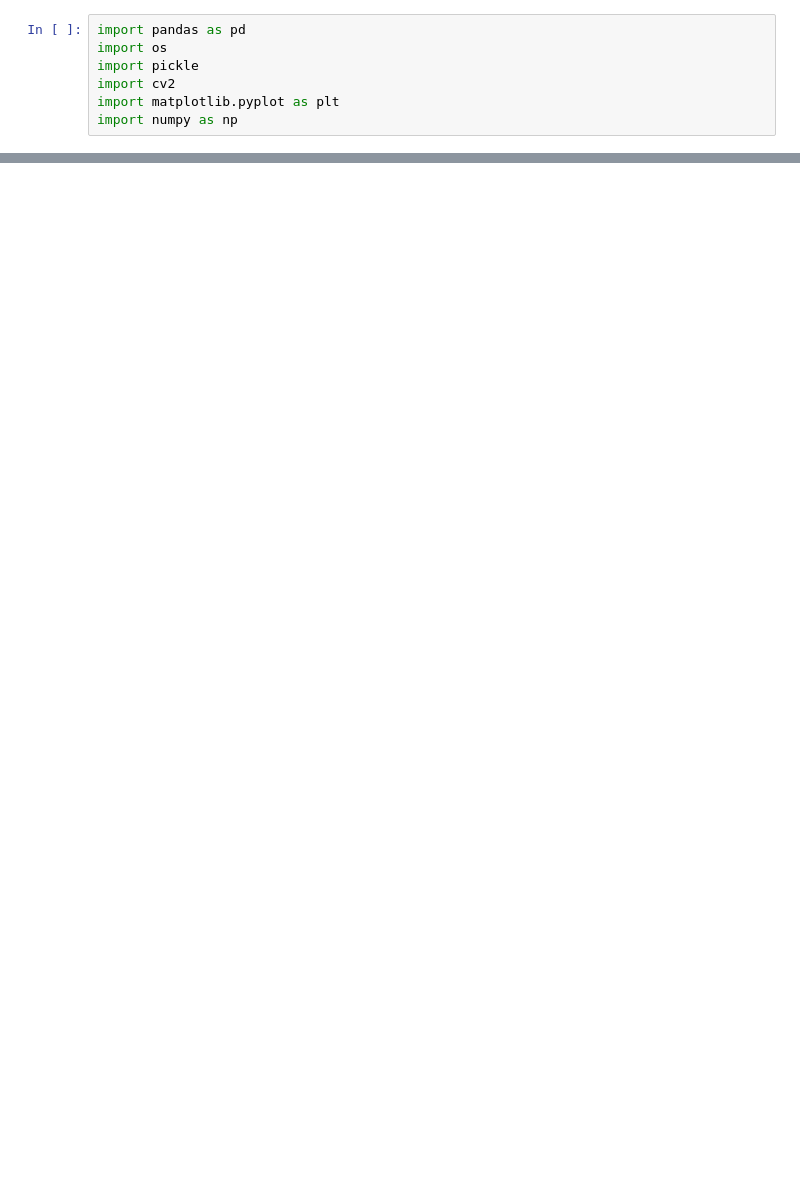
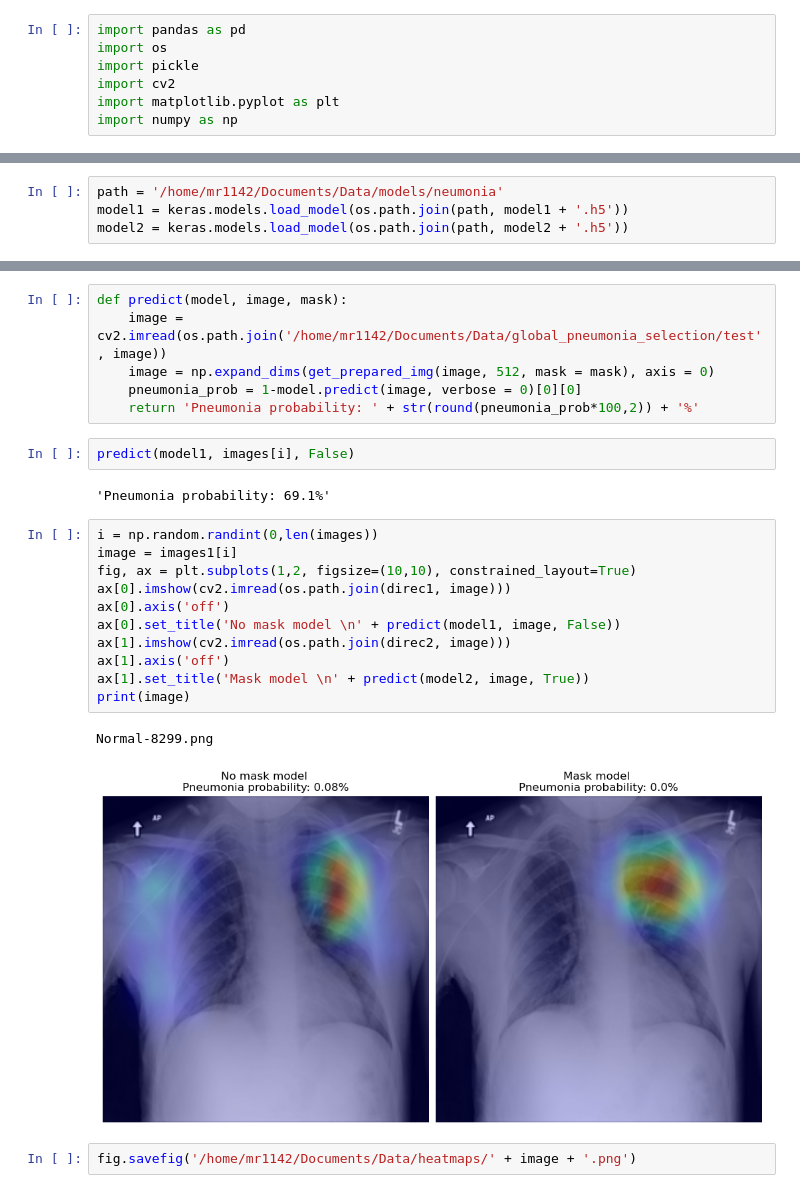
Before and after one commit to maryskal/SITK, a Jupyter notebook: neural_networks/image_class/Proportion_explained.ipynb, the cells around one changed output, grey strips where cells are left out. Drawn from its saved outputs; the diff is of its cells as text; blank space fills up the shorter version.

```diff
--- a/neural_networks/image_class/Proportion_explained.ipynb
+++ b/neural_networks/image_class/Proportion_explained.ipynb
@@ -27,0 +44,4 @@ plt.imshow(cv2.imread(os.path.join(direc, images[i])))
+# %%
+path = '/home/mr1142/Documents/Data/models/neumonia'
+model1 = keras.models.load_model(os.path.join(path, model1 + '.h5'))
+model2 = keras.models.load_model(os.path.join(path, model2 + '.h5'))
@@ -27,0 +150,26 @@ plt.imshow(cv2.imread(os.path.join(direc, images[i])))
+# %%
+def predict(model, image, mask):
+    image = cv2.imread(os.path.join('/home/mr1142/Documents/Data/global_pneumonia_selection/test', image))
+    image = np.expand_dims(get_prepared_img(image, 512, mask = mask), axis = 0)
+    pneumonia_prob = 1-model.predict(image, verbose = 0)[0][0]
+    return 'Pneumonia probability: ' + str(round(pneumonia_prob*100,2)) + '%'
+# %%
+predict(model1, images[i], False)
+# %% [output]
+'Pneumonia probability: 69.1%'
+# %%
+i = np.random.randint(0,len(images))
+image = images1[i]
+fig, ax = plt.subplots(1,2, figsize=(10,10), constrained_layout=True)
+ax[0].imshow(cv2.imread(os.path.join(direc1, image)))
+ax[0].axis('off')
+ax[0].set_title('No mask model \n' + predict(model1, image, False))
+ax[1].imshow(cv2.imread(os.path.join(direc2, image)))
+ax[1].axis('off')
+ax[1].set_title('Mask model \n' + predict(model2, image, True))
+print(image)
+# %% [output]
+Normal-8299.png
+[figure, added]
+# %%
+fig.savefig('/home/mr1142/Documents/Data/heatmaps/' + image + '.png')
```
Also changed, not shown: parts of 10 cells of this notebook, 13 other files.
